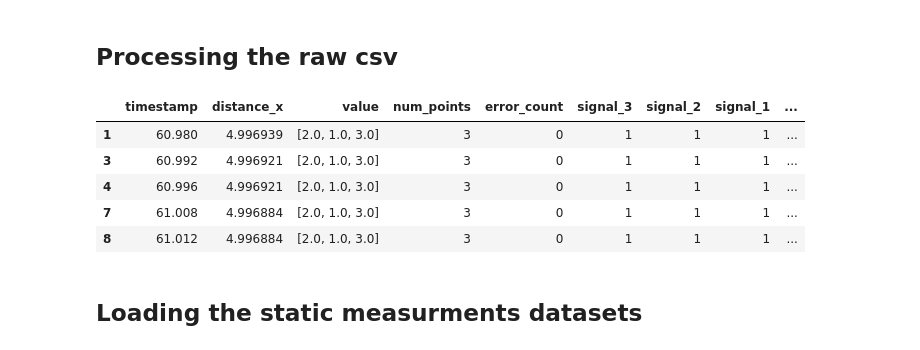
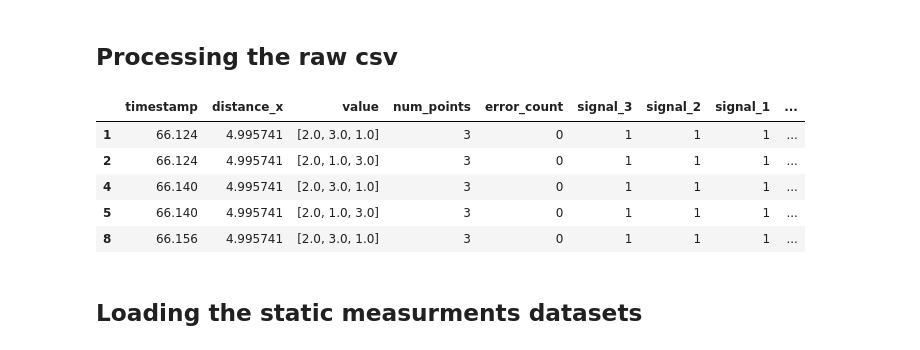
Before and after one commit to MarlonRiv/uvdar_core, a Jupyter notebook: scripts/Processing_evaluation_distance.ipynb, the cells around one changed output. Saved outputs shown, nothing was run; the diff lists cells and outputs as text; code cells hidden in the pictures.

```diff
--- a/scripts/Processing_evaluation_distance.ipynb
+++ b/scripts/Processing_evaluation_distance.ipynb
@@ -9,22 +9,16 @@ import numpy as np
 import ast
 
 
-
-# Load the data
-input_csv_path = os.path.expanduser('~/Desktop/MRS_Master_Project/rosbags/simulation/dynamic_standard_th_100_v2_1.csv')
+input_csv_path = os.path.expanduser('~/Desktop/MRS_Master_Project/rosbags/simulation/raw_csv/static_otsu_adaptive_experiment_v3.csv')
 data = pd.read_csv(input_csv_path)
 
-# Convert 'value' column from string representation of lists to actual lists
+#Ensure that the 'value' column is a list
 data['value'] = data['value'].apply(lambda x: ast.literal_eval(x) if isinstance(x, str) else x)
 
-
-
+#Relative distance to the target (TX is at 10m from origin, and we recorded the position of the RX)
 data['distance_x'] = 10.0 - data['distance_x']
 
-
-# Fill missing 'distance_x' with the previous value
 data['distance_x'] = data['distance_x'].fillna(method='ffill')
-
 
 # Remove missing 'value'
 data = data.dropna(subset=['value'])
@@ -32,7 +26,7 @@ data = data.dropna(subset=['value'])
 #Add a column for the number of points in each row
 data['num_points'] = data['value'].apply(len)
 
-# Assume calculate_error_rate is defined as before
+
 def calculate_error_rate(values):
     error_count = 0
     for value in values:
@@ -42,7 +36,6 @@ def calculate_error_rate(values):
 
     return error_count
 
-#print(first_row_test)
 data['error_count'] = data['value'].apply(calculate_error_rate)
 
 #Function to check occurrence of signal 3
@@ -55,41 +48,40 @@ def check_signal_2(values):
 
 #Function to check occurrence of signal 1
 def check_signal_1(values):
     return 1 if 1.0 in values else 0
 
 
 # Check if the signal 3 is still present
 data['signal_3'] = data['value'].apply(check_signal_3)
 
 # Check if the signal 2 is still present
 data['signal_2'] = data['value'].apply(check_signal_2)
 
 # Check if the signal 1 is still present
 data['signal_1'] = data['value'].apply(check_signal_1)
 
 
-# Specified relative distances
 specified_distances = np.array([5, 8, 11, 14, 17, 20])
 
 # Assigning each data point to the nearest specified distance
 data['nearest_distance'] = specified_distances[np.abs(specified_distances[:, np.newaxis] - data['distance_x'].values).argmin(axis=0)]
 
 # Save the cleaned data to a new CSV file
-cleaned_file_path = os.path.expanduser('~/Desktop/MRS_Master_Project/rosbags/simulation/dynamic_standard_th_100_v2_1_processed.csv')
+cleaned_file_path = os.path.expanduser('~/Desktop/MRS_Master_Project/rosbags/simulation/processed_csv/static_otsu_adaptive_heading_exp_v3_processed.csv')
 
 data.to_csv(cleaned_file_path, index=False)
 
-cleaned_file_path # Return the path to the new CSV and display the first few rows of the cleaned data.
+cleaned_file_path
 
 
 data.head()
 # %% [output]
 |  | timestamp | distance_x | value | num_points | error_count | signal_3 | signal_2 | signal_1 | ... |
-| 1 | 60.980 | 4.996939 | [2.0, 1.0, 3.0] | 3 | 0 | 1 | 1 | 1 | ... |
-| 3 | 60.992 | 4.996921 | [2.0, 1.0, 3.0] | 3 | 0 | 1 | 1 | 1 | ... |
-| 4 | 60.996 | 4.996921 | [2.0, 1.0, 3.0] | 3 | 0 | 1 | 1 | 1 | ... |
-| 7 | 61.008 | 4.996884 | [2.0, 1.0, 3.0] | 3 | 0 | 1 | 1 | 1 | ... |
-| 8 | 61.012 | 4.996884 | [2.0, 1.0, 3.0] | 3 | 0 | 1 | 1 | 1 | ... |
+| 1 | 66.124 | 4.995741 | [2.0, 3.0, 1.0] | 3 | 0 | 1 | 1 | 1 | ... |
+| 2 | 66.124 | 4.995741 | [2.0, 1.0, 3.0] | 3 | 0 | 1 | 1 | 1 | ... |
+| 4 | 66.140 | 4.995741 | [2.0, 3.0, 1.0] | 3 | 0 | 1 | 1 | 1 | ... |
+| 5 | 66.140 | 4.995741 | [2.0, 1.0, 3.0] | 3 | 0 | 1 | 1 | 1 | ... |
+| 8 | 66.156 | 4.995741 | [2.0, 3.0, 1.0] | 3 | 0 | 1 | 1 | 1 | ... |
 # %% [markdown]
 ## Loading the static measurments datasets
 # %%
```
Also changed, not shown: 4 other files.
